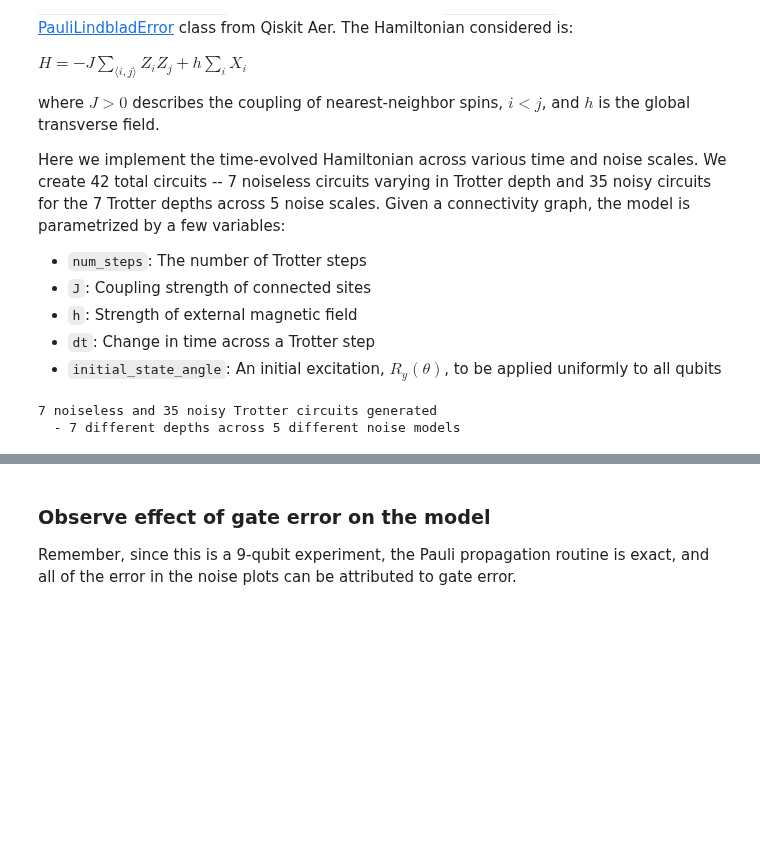
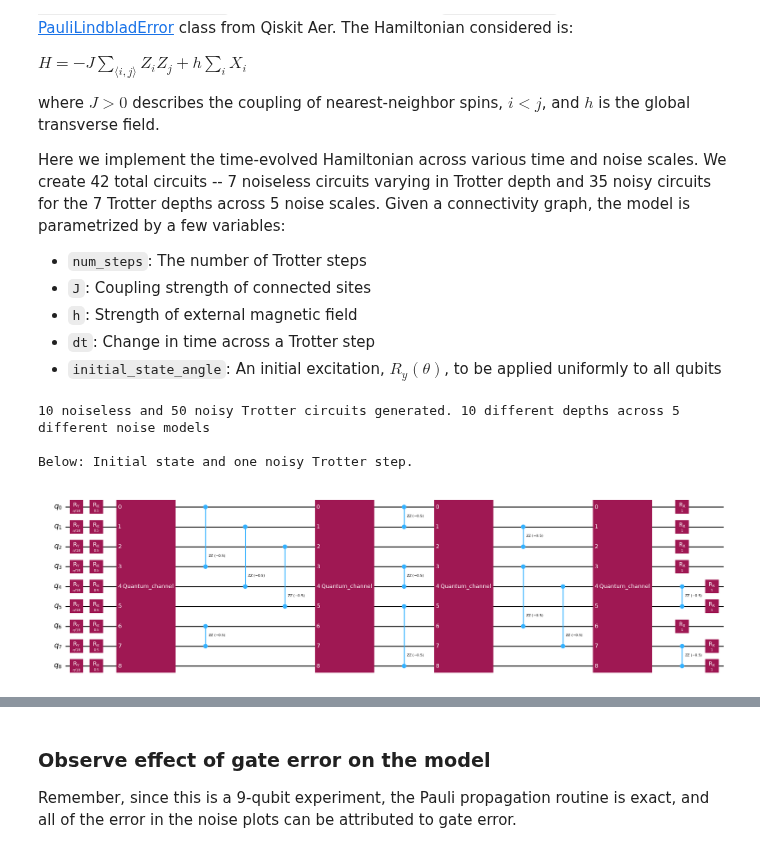
Before and after one commit to Qiskit/pauli-prop, a Jupyter notebook: docs/tutorials/03_simulate_noisy_expectation_values.ipynb, the cells around one changed output, grey strips where cells are left out. Cells and saved outputs as stored; diff of their text form; code cells hidden in the pictures; blank space fills up the shorter version.

```diff
--- a/docs/tutorials/03_simulate_noisy_expectation_values.ipynb
+++ b/docs/tutorials/03_simulate_noisy_expectation_values.ipynb
@@ -139,20 +139,20 @@ from typing import Any
 from qiskit import QuantumCircuit
 
 # Ising model parameters
-num_steps = 7
+num_steps = 10
 J = -1.0
 dt = 0.25 / abs(J)
 h = 2.0 * abs(J)
 initial_state_angle = np.pi / 18.0
 rx_angle = 2.0 * h * dt
-rz_angle = 2.0 * J * dt
+rzz_angle = 2.0 * J * dt
 
 
 def generate_ising_circuit(
     num_qubits: int,
     num_steps: int,
     rx_angle: float,
-    rz_angle: float,
+    rzz_angle: float,
     coloring: dict[Any, list[tuple[int, int]]],
     layer_noise_models: list[PauliLindbladError] | None = None,
     initial_state_angle: float | None = None,
@@ -165,16 +165,10 @@ def generate_ising_circuit(
     for i in range(num_steps):
         for i, layer in enumerate(coloring):
             edges = coloring[layer]
-            for edge in edges:
-                qc.cx(*edge)
             if layer_noise_models:
                 qc.append(layer_noise_models[i], qargs=range(num_qubits))
             for edge in edges:
-                qc.rz(rz_angle, edge[1])
-            for edge in edges:
-                qc.cx(*edge)
-            if layer_noise_models:
-                qc.append(layer_noise_models[i], qargs=range(num_qubits))
+                qc.rzz(rzz_angle, *edge)
         if i == num_steps - 1:
             qc.rx(rx_angle / 2, range(num_qubits))
         else:
@@ -183,39 +177,43 @@ def generate_ising_circuit(
 
 
 # Create the noiseless and noisy circuits
 noiseless_circs = []
 noisy_circs = []
-for steps in range(num_steps):
+for steps in range(1, num_steps+1):
     noiseless_circs.append(
         generate_ising_circuit(
             num_qubits,
             steps,
             rx_angle,
-            rz_angle,
+            rzz_angle,
             color_to_edge,
             initial_state_angle=initial_state_angle,
         )
     )
     noisy_circs_per_step = []
     for i, noise_models in enumerate(noise_models_per_EPLG):
         noisy_circs_per_step.append(
             generate_ising_circuit(
                 num_qubits,
                 steps,
                 rx_angle,
-                rz_angle,
+                rzz_angle,
                 color_to_edge,
                 layer_noise_models=noise_models,
                 initial_state_angle=initial_state_angle,
             )
         )
     noisy_circs.append(noisy_circs_per_step)
 print(
-    f"{num_steps} noiseless and {num_steps * len(target_EPLGs)} noisy Trotter circuits generated\n  - {num_steps} different depths across {len(target_EPLGs)} different noise models"
+    f"{num_steps} noiseless and {num_steps * len(target_EPLGs)} noisy Trotter circuits generated. {num_steps} different depths across {len(target_EPLGs)} different noise models"
 )
+print("\nBelow: Initial state and one noisy Trotter step.")
+noisy_circs[0][0].draw("mpl", fold=-1)
 # %% [output]
-7 noiseless and 35 noisy Trotter circuits generated
-  - 7 different depths across 5 different noise models
+10 noiseless and 50 noisy Trotter circuits generated. 10 different depths across 5 different noise models
+
+Below: Initial state and one noisy Trotter step.
+[figure, added]
 # %% [markdown]
 ### Specify observable and run simulations
 
```
Also changed, not shown: parts of 6 cells of this notebook.
